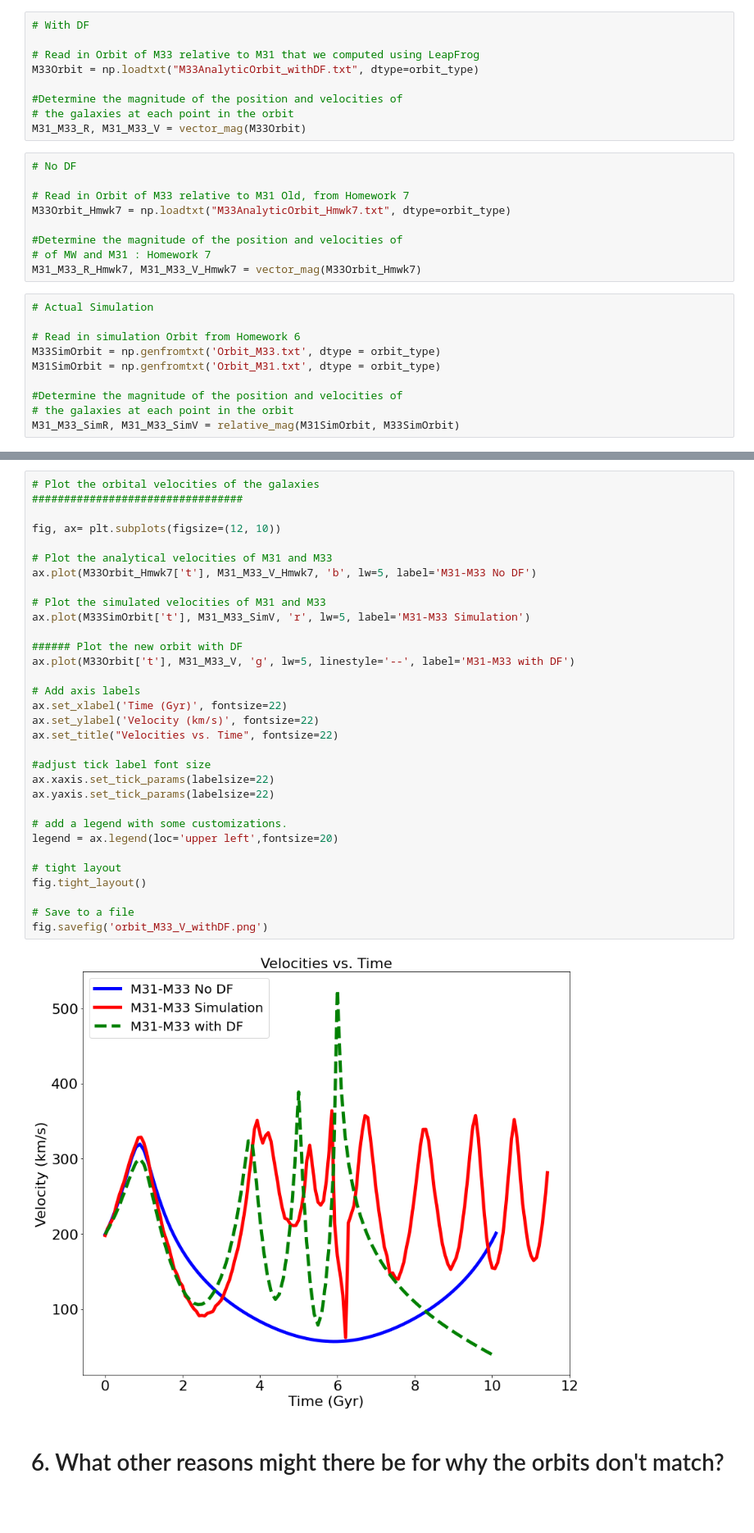
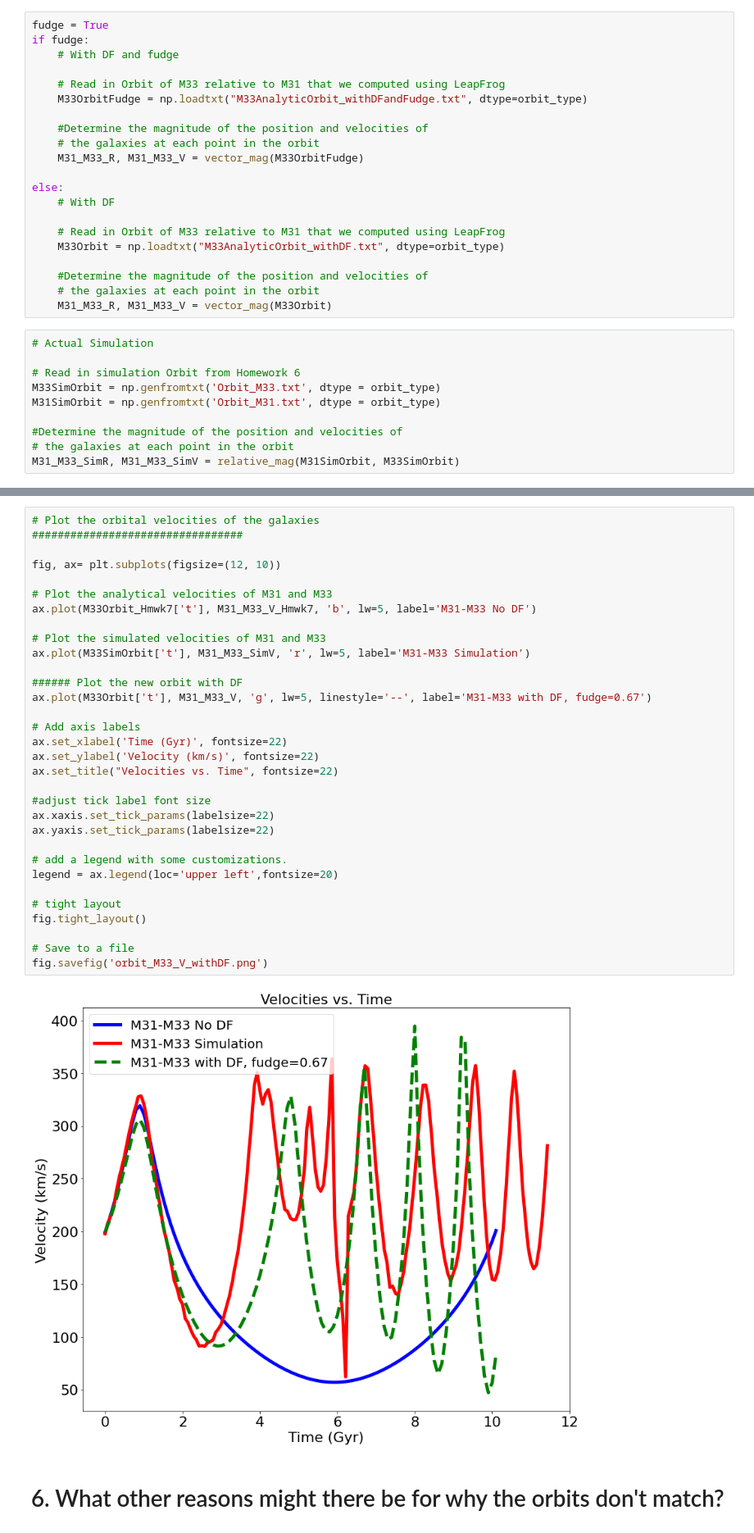
Before and after one commit to gabeweible/400B_2023_Weible, a Jupyter notebook: Labs/Lab9/Lab9_Template.ipynb, the cells around one changed output, grey strips where cells are left out. Shown: that part at 82% size. Cells and saved outputs as stored; diff of their text form; blank space fills up the shorter version.

```diff
--- a/Labs/Lab9/Lab9_Template.ipynb
+++ b/Labs/Lab9/Lab9_Template.ipynb
@@ -430,21 +458,24 @@ Finished step 101 of 101
 # %%
-# With DF
+fudge = True
+if fudge:
+    # With DF and fudge
 
-# Read in Orbit of M33 relative to M31 that we computed using LeapFrog
-M33Orbit = np.loadtxt("M33AnalyticOrbit_withDF.txt", dtype=orbit_type)
+    # Read in Orbit of M33 relative to M31 that we computed using LeapFrog
+    M33OrbitFudge = np.loadtxt("M33AnalyticOrbit_withDFandFudge.txt", dtype=orbit_type)
 
-#Determine the magnitude of the position and velocities of
-# the galaxies at each point in the orbit
-M31_M33_R, M31_M33_V = vector_mag(M33Orbit)
+    #Determine the magnitude of the position and velocities of
+    # the galaxies at each point in the orbit
+    M31_M33_R, M31_M33_V = vector_mag(M33OrbitFudge)
+
+else:
+    # With DF
+
+    # Read in Orbit of M33 relative to M31 that we computed using LeapFrog
+    M33Orbit = np.loadtxt("M33AnalyticOrbit_withDF.txt", dtype=orbit_type)
+
+    #Determine the magnitude of the position and velocities of
+    # the galaxies at each point in the orbit
+    M31_M33_R, M31_M33_V = vector_mag(M33Orbit)
-# %%
-# No DF
-
-# Read in Orbit of M33 relative to M31 Old, from Homework 7
-M33Orbit_Hmwk7 = np.loadtxt("M33AnalyticOrbit_Hmwk7.txt", dtype=orbit_type)
-
-#Determine the magnitude of the position and velocities of
-# of MW and M31 : Homework 7
-M31_M33_R_Hmwk7, M31_M33_V_Hmwk7 = vector_mag(M33Orbit_Hmwk7)
 # %%
 # Actual Simulation
 
@@ -495,34 +526,34 @@ fig.savefig('orbit_M33_R_withDF.png')
 #################################
 
 fig, ax= plt.subplots(figsize=(12, 10))
 
 # Plot the analytical velocities of M31 and M33
 ax.plot(M33Orbit_Hmwk7['t'], M31_M33_V_Hmwk7, 'b', lw=5, label='M31-M33 No DF')
 
 # Plot the simulated velocities of M31 and M33
 ax.plot(M33SimOrbit['t'], M31_M33_SimV, 'r', lw=5, label='M31-M33 Simulation')
 
 ###### Plot the new orbit with DF
-ax.plot(M33Orbit['t'], M31_M33_V, 'g', lw=5, linestyle='--', label='M31-M33 with DF')
+ax.plot(M33Orbit['t'], M31_M33_V, 'g', lw=5, linestyle='--', label='M31-M33 with DF, fudge=0.67')
 
 # Add axis labels
 ax.set_xlabel('Time (Gyr)', fontsize=22)
 ax.set_ylabel('Velocity (km/s)', fontsize=22)
 ax.set_title("Velocities vs. Time", fontsize=22)
 
 #adjust tick label font size
 ax.xaxis.set_tick_params(labelsize=22)
 ax.yaxis.set_tick_params(labelsize=22)
 
 # add a legend with some customizations.
 legend = ax.legend(loc='upper left',fontsize=20)
 
 # tight layout
 fig.tight_layout()
 
 # Save to a file
 fig.savefig('orbit_M33_V_withDF.png')
 # %% [output]
-[figure, old version]
+[figure, new version]
 # %% [markdown]
 # 6. What other reasons might there be for why the orbits don't match?
```
Also changed, not shown: parts of 5 cells of this notebook, 3 other files.
